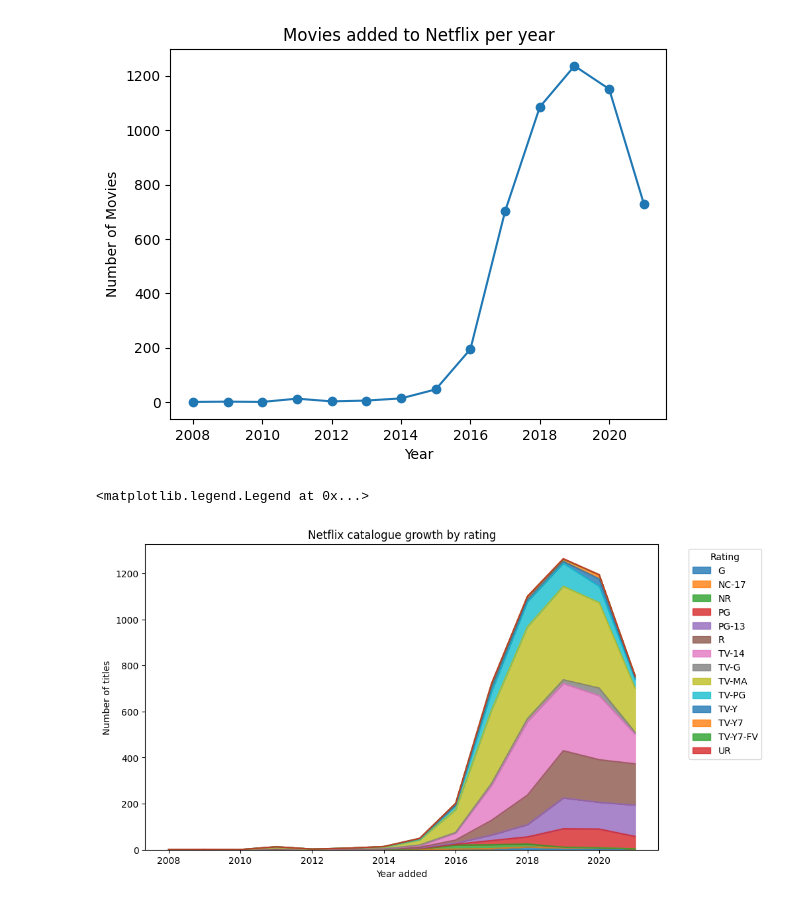
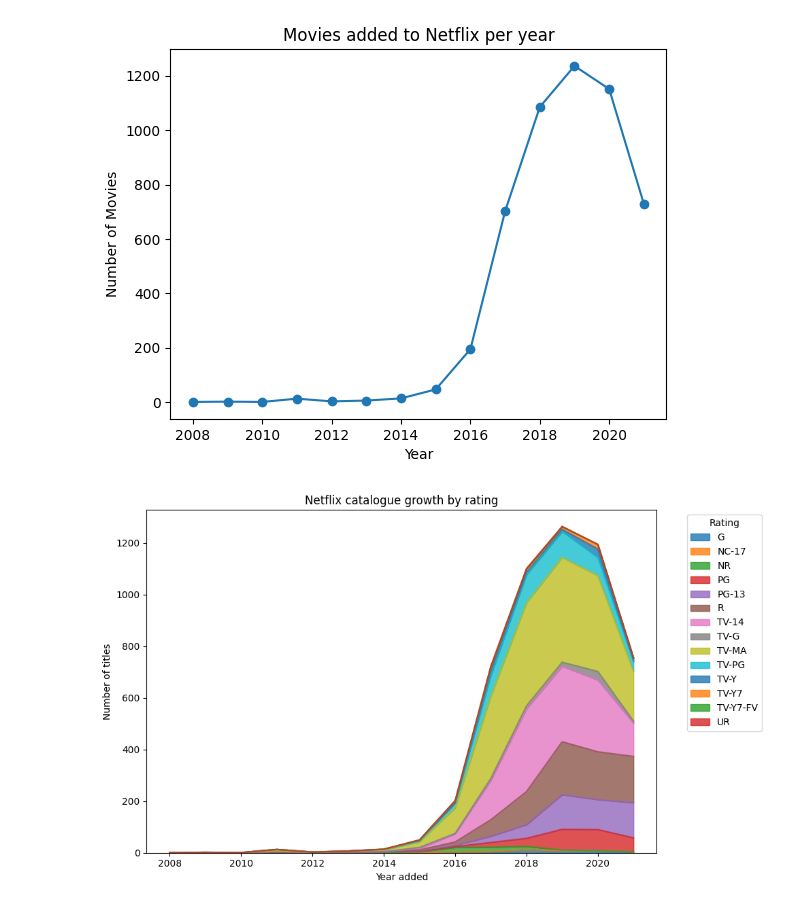
Before and after one commit to gregloos/netflix-eda, a Jupyter notebook: EDA_netflix.ipynb, the cells around one changed output. Drawn from its saved outputs; the diff is of its cells as text; code cells hidden in the pictures.

Commit message:
finalized some charts

```diff
--- a/EDA_netflix.ipynb
+++ b/EDA_netflix.ipynb
@@ -297,9 +295,9 @@ pivot = (
 # %%
 ax = pivot.plot.area(stacked=True, figsize=(10,6), alpha=0.8)
 ax.set_title("Netflix catalogue growth by rating")
 ax.set_xlabel("Year added")
 ax.set_ylabel("Number of titles")
 ax.legend(title="Rating", bbox_to_anchor=(1.05,1), loc="upper left")
+plt.tight_layout()
 # %% [output]
-<matplotlib.legend.Legend at 0x...>
-[figure, old version]
+[figure, new version]
```
Also changed, not shown: parts of 5 cells of this notebook.
